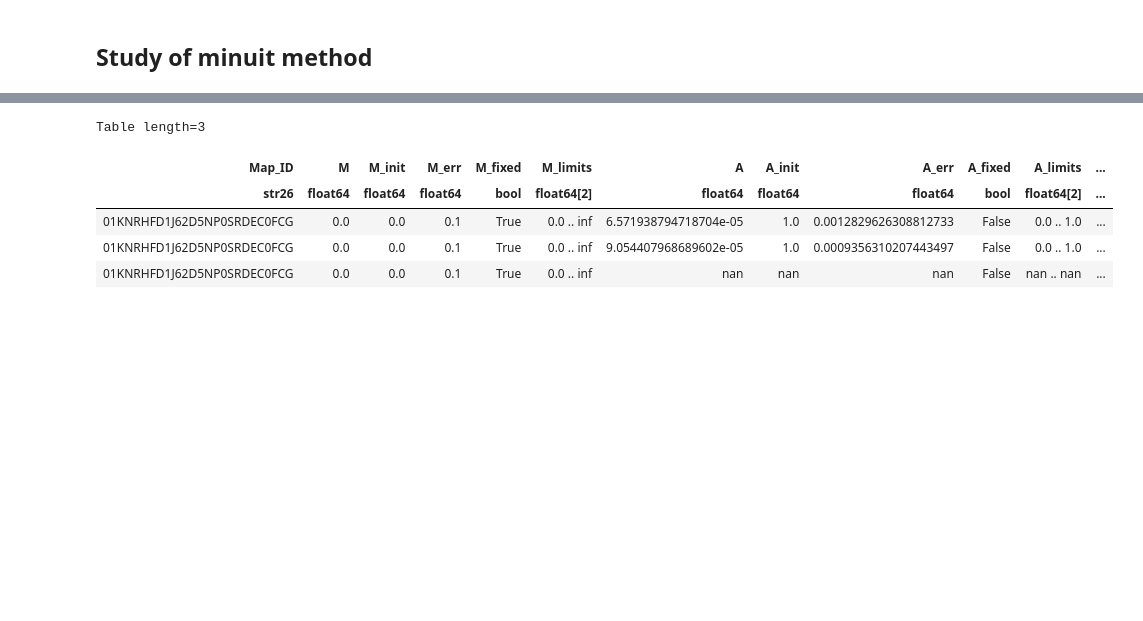
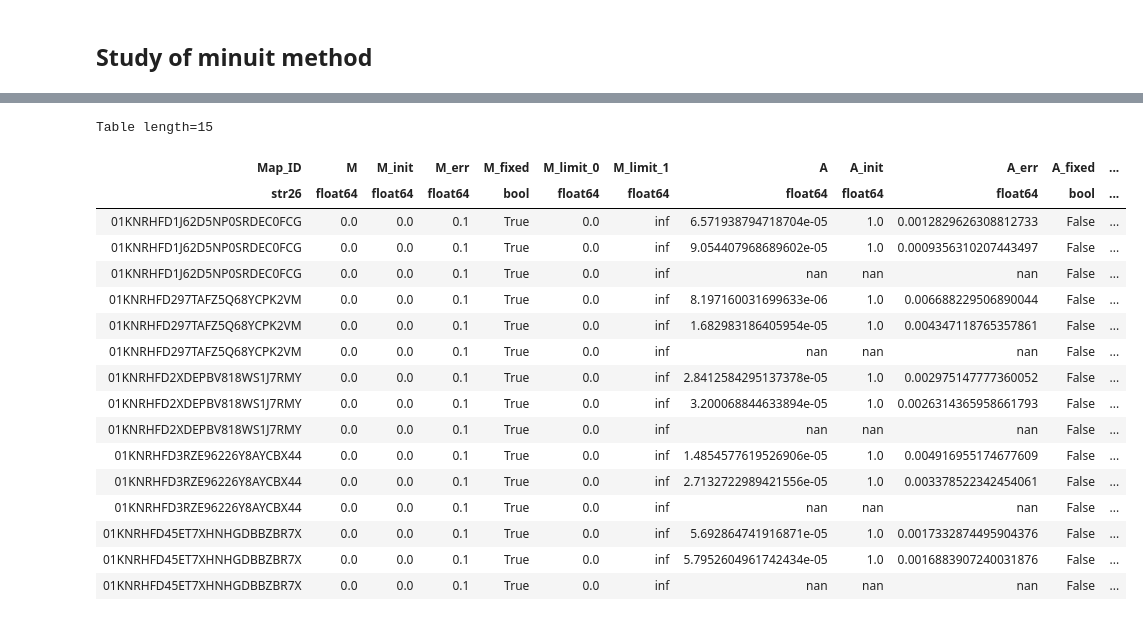
Before and after one commit to johannct/M2_Stage_Code, a Jupyter notebook: Simulation/Cluster_maps_Fit_comparison.ipynb, the cells around one changed output, grey strips where cells are left out. Saved outputs shown, nothing was run; the diff lists cells and outputs as text; code cells hidden in the pictures; blank space fills up the shorter version.

```diff
--- a/Simulation/Cluster_maps_Fit_comparison.ipynb
+++ b/Simulation/Cluster_maps_Fit_comparison.ipynb
@@ -340,10 +361,22 @@ def save_fit_minuit(dicMinuit, outputfile):
-# %%
-test = Table(data['FIT_MINUIT'].read())
-test
-# %% [output]
-Table length=3
-| Map_ID | M | M_init | M_err | M_fixed | M_limits | A | A_init | A_err | A_fixed | A_limits | ... |
-| str26 | float64 | float64 | float64 | bool | float64[2] | float64 | float64 | float64 | bool | float64[2] | ... |
-| 01KNRHFD1J62D5NP0SRDEC0FCG | 0.0 | 0.0 | 0.1 | True | 0.0 .. inf | 6.571938794718704e-05 | 1.0 | 0.0012829626308812733 | False | 0.0 .. 1.0 | ... |
-| 01KNRHFD1J62D5NP0SRDEC0FCG | 0.0 | 0.0 | 0.1 | True | 0.0 .. inf | 9.054407968689602e-05 | 1.0 | 0.0009356310207443497 | False | 0.0 .. 1.0 | ... |
-| 01KNRHFD1J62D5NP0SRDEC0FCG | 0.0 | 0.0 | 0.1 | True | 0.0 .. inf | nan | nan | nan | False | nan .. nan | ... |
+# %%
+data = fitsio.FITS(outputfile)
+Table(data['FIT_MINUIT'].read())
+# %% [output]
+Table length=15
+| Map_ID | M | M_init | M_err | M_fixed | M_limit_0 | M_limit_1 | A | A_init | A_err | A_fixed | ... |
+| str26 | float64 | float64 | float64 | bool | float64 | float64 | float64 | float64 | float64 | bool | ... |
+| 01KNRHFD1J62D5NP0SRDEC0FCG | 0.0 | 0.0 | 0.1 | True | 0.0 | inf | 6.571938794718704e-05 | 1.0 | 0.0012829626308812733 | False | ... |
+| 01KNRHFD1J62D5NP0SRDEC0FCG | 0.0 | 0.0 | 0.1 | True | 0.0 | inf | 9.054407968689602e-05 | 1.0 | 0.0009356310207443497 | False | ... |
+| 01KNRHFD1J62D5NP0SRDEC0FCG | 0.0 | 0.0 | 0.1 | True | 0.0 | inf | nan | nan | nan | False | ... |
+| 01KNRHFD297TAFZ5Q68YCPK2VM | 0.0 | 0.0 | 0.1 | True | 0.0 | inf | 8.197160031699633e-06 | 1.0 | 0.006688229506890044 | False | ... |
+| 01KNRHFD297TAFZ5Q68YCPK2VM | 0.0 | 0.0 | 0.1 | True | 0.0 | inf | 1.682983186405954e-05 | 1.0 | 0.004347118765357861 | False | ... |
+| 01KNRHFD297TAFZ5Q68YCPK2VM | 0.0 | 0.0 | 0.1 | True | 0.0 | inf | nan | nan | nan | False | ... |
+| 01KNRHFD2XDEPBV818WS1J7RMY | 0.0 | 0.0 | 0.1 | True | 0.0 | inf | 2.8412584295137378e-05 | 1.0 | 0.002975147777360052 | False | ... |
+| 01KNRHFD2XDEPBV818WS1J7RMY | 0.0 | 0.0 | 0.1 | True | 0.0 | inf | 3.200068844633894e-05 | 1.0 | 0.0026314365958661793 | False | ... |
+| 01KNRHFD2XDEPBV818WS1J7RMY | 0.0 | 0.0 | 0.1 | True | 0.0 | inf | nan | nan | nan | False | ... |
+| 01KNRHFD3RZE96226Y8AYCBX44 | 0.0 | 0.0 | 0.1 | True | 0.0 | inf | 1.4854577619526906e-05 | 1.0 | 0.004916955174677609 | False | ... |
+| 01KNRHFD3RZE96226Y8AYCBX44 | 0.0 | 0.0 | 0.1 | True | 0.0 | inf | 2.7132722989421556e-05 | 1.0 | 0.003378522342454061 | False | ... |
+| 01KNRHFD3RZE96226Y8AYCBX44 | 0.0 | 0.0 | 0.1 | True | 0.0 | inf | nan | nan | nan | False | ... |
+| 01KNRHFD45ET7XHNHGDBBZBR7X | 0.0 | 0.0 | 0.1 | True | 0.0 | inf | 5.692864741916871e-05 | 1.0 | 0.0017332874495904376 | False | ... |
+| 01KNRHFD45ET7XHNHGDBBZBR7X | 0.0 | 0.0 | 0.1 | True | 0.0 | inf | 5.7952604961742434e-05 | 1.0 | 0.0016883907240031876 | False | ... |
+| 01KNRHFD45ET7XHNHGDBBZBR7X | 0.0 | 0.0 | 0.1 | True | 0.0 | inf | nan | nan | nan | False | ... |
```
Also changed, not shown: parts of 12 cells of this notebook.
